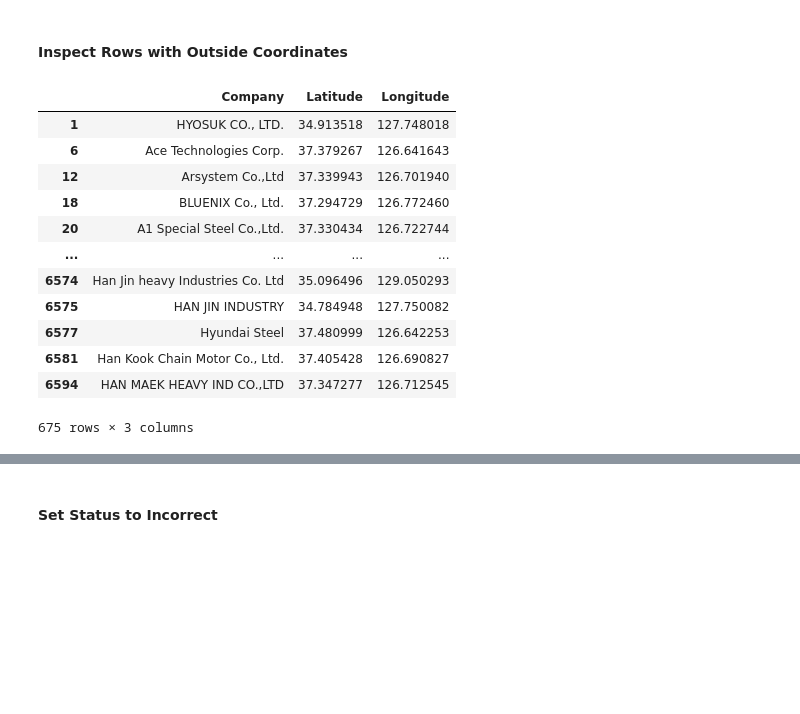
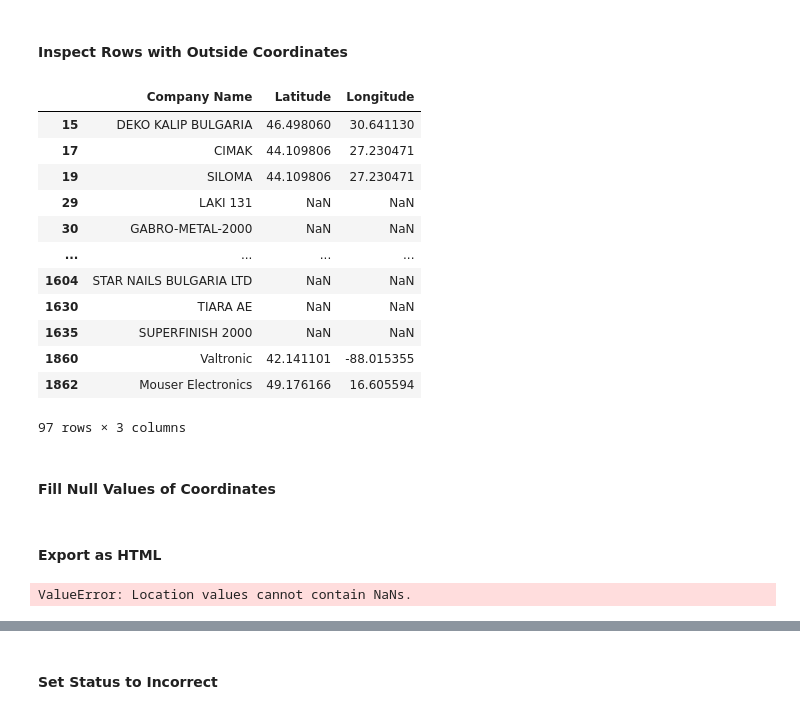
Before and after one commit to mitano-17/Nidec-Drives-Data-Cleaning, a Jupyter notebook: Dataset_Bulgaria_Cleaner.ipynb, the cells around one changed output, grey strips where cells are left out. Drawn from its saved outputs; the diff is of its cells as text; code cells hidden in the pictures; blank space fills up the shorter version.

```diff
--- a/Dataset_Bulgaria_Cleaner.ipynb
+++ b/Dataset_Bulgaria_Cleaner.ipynb
@@ -316,4 +314,4 @@ B_Original_df.shape
 # %%
 geo_df = gpd.read_file("https://d2ad6b4ur7yvpq.cloudfront.net/naturalearth-3.3.0/ne_50m_admin_0_countries.geojson")
 # %%
-country = geo_df[geo_df['name'] == 'Korea']
+country = geo_df[geo_df['name'] == 'Bulgaria']
@@ -394,18 +394,20 @@ plt.show()
 # %% [markdown]
 <h4>Inspect Rows with Outside Coordinates</h4>
 # %%
-points_outside[['Company', 'Latitude', 'Longitude']].drop_duplicates()
+points_outside[['Company Name', 'Latitude', 'Longitude']].drop_duplicates()
 # %% [output]
-|  | Company | Latitude | Longitude |
-| 1 | HYOSUK CO., LTD. | 34.913518 | 127.748018 |
-| 6 | Ace Technologies Corp. | 37.379267 | 126.641643 |
-| 12 | Arsystem Co.,Ltd | 37.339943 | 126.701940 |
-| 18 | BLUENIX Co., Ltd. | 37.294729 | 126.772460 |
-| 20 | A1 Special Steel Co.,Ltd. | 37.330434 | 126.722744 |
+|  | Company Name | Latitude | Longitude |
+| 15 | DEKO KALIP BULGARIA | 46.498060 | 30.641130 |
+| 17 | CIMAK | 44.109806 | 27.230471 |
+| 19 | SILOMA | 44.109806 | 27.230471 |
+| 29 | LAKI 131 | NaN | NaN |
+| 30 | GABRO-METAL-2000 | NaN | NaN |
 | ... | ... | ... | ... |
-| 6574 | Han Jin heavy Industries Co. Ltd | 35.096496 | 129.050293 |
-| 6575 | HAN JIN INDUSTRY | 34.784948 | 127.750082 |
-| 6577 | Hyundai Steel | 37.480999 | 126.642253 |
-| 6581 | Han Kook Chain Motor Co., Ltd. | 37.405428 | 126.690827 |
-| 6594 | HAN MAEK HEAVY IND CO.,LTD | 37.347277 | 126.712545 |
+| 1604 | STAR NAILS BULGARIA LTD | NaN | NaN |
+| 1630 | TIARA AE | NaN | NaN |
+| 1635 | SUPERFINISH 2000 | NaN | NaN |
+| 1860 | Valtronic | 42.141101 | -88.015355 |
+| 1862 | Mouser Electronics | 49.176166 | 16.605594 |
-675 rows × 3 columns
+97 rows × 3 columns
+# %% [markdown]
+<h4>Fill Null Values of Coordinates</h4>
@@ -412,3 +417,5 @@ points_outside[['Company', 'Latitude', 'Longitude']].drop_duplicates()
+# %% [markdown]
+<h4>Export as HTML</h4>
 # %%
 country_projected = country.to_crs("EPSG:3857")
 centroid = country_projected.geometry.centroid.to_crs("EPSG:4326")
@@ -422,9 +429,11 @@ for idx, row in points_outside.iterrows():
     color = 'lightblue' if idx in points_within.index else 'lightred'
     folium.Marker(
         location=[row['Latitude'], row['Longitude']],
-        popup=row['Company'],
+        popup=row['Company Name'],
         icon=folium.Icon(color=color)
     ).add_to(m)
 
-m.save('map2.html')
+m.save('map_Bulgaria.html')
+# %% [output]
+ValueError: Location values cannot contain NaNs.
 # %%
```
Also changed, not shown: parts of 14 cells of this notebook.
